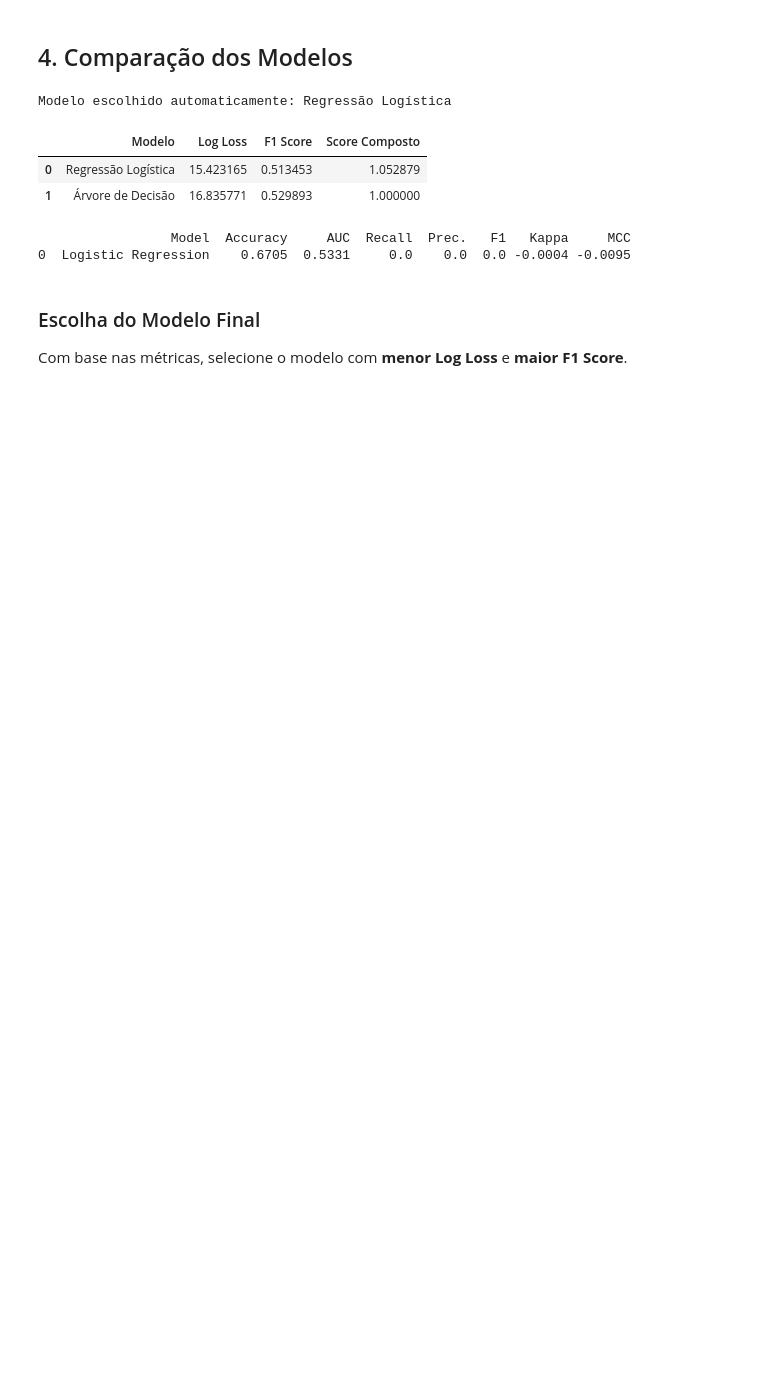
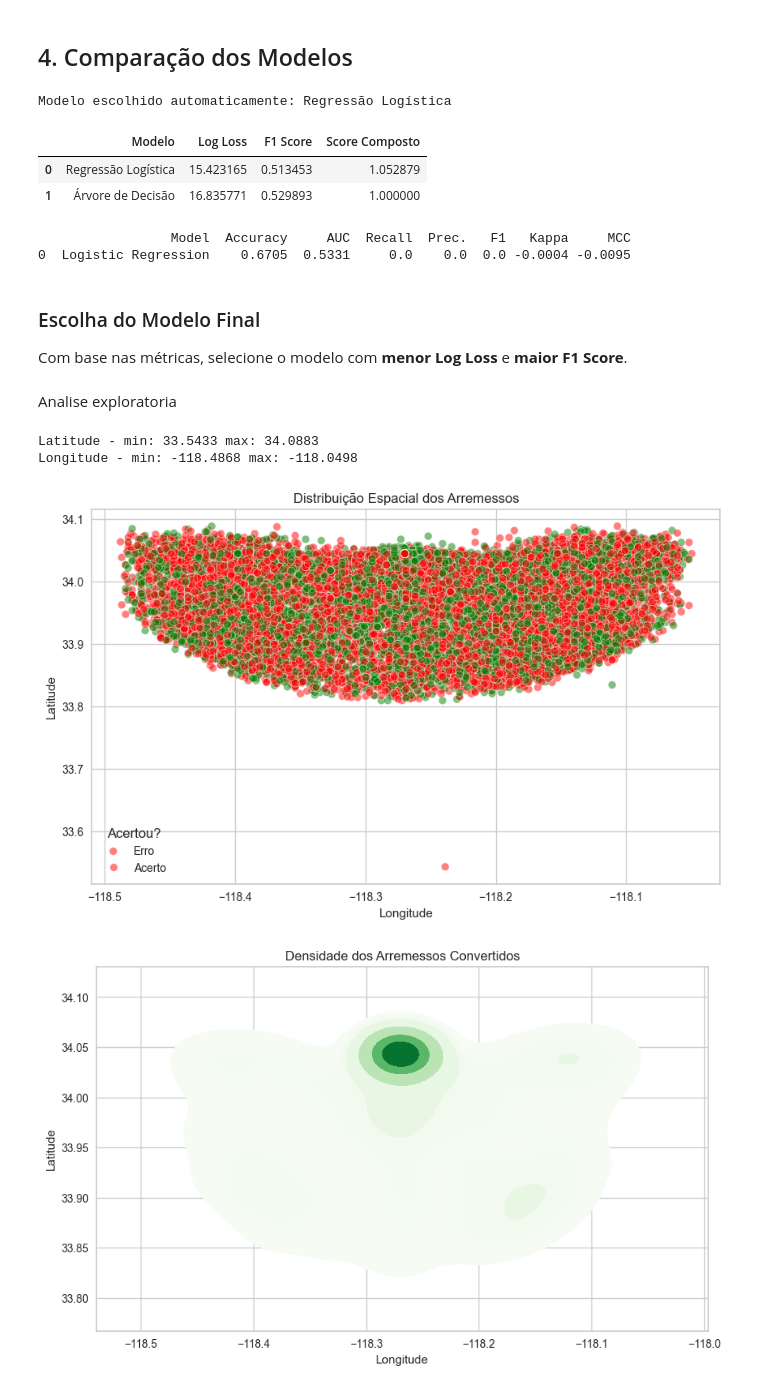
Before and after one commit to herbertins/kobe-shot-prediction-ml, a Jupyter notebook: notebooks/kobe_pipeline_completo.ipynb, the cells around one changed output. Drawn from its saved outputs; the diff is of its cells as text; code cells hidden in the pictures; blank space fills up the shorter version.

Commit message:
analise exploratoria

```diff
--- a/notebooks/kobe_pipeline_completo.ipynb
+++ b/notebooks/kobe_pipeline_completo.ipynb
@@ -201,3 +201,51 @@ fig.show()
 # %% [markdown]
 ### Escolha do Modelo Final
 Com base nas métricas, selecione o modelo com **menor Log Loss** e **maior F1 Score**.
+# %% [markdown]
+Analise exploratoria
+# %%
+import matplotlib.pyplot as plt
+import seaborn as sns
+
+# Verificar os limites espaciais
+print("Latitude - min:", train_df['lat'].min(), "max:", train_df['lat'].max())
+print("Longitude - min:", train_df['lon'].min(), "max:", train_df['lon'].max())
+
+# Plotar distribuição dos arremessos no espaço (lat x lon)
+plt.figure(figsize=(10, 6))
+sns.scatterplot(data=df, x="lon", y="lat", hue="shot_made_flag", palette=["red", "green"], alpha=0.5)
+plt.title("Distribuição Espacial dos Arremessos")
+plt.xlabel("Longitude")
+plt.ylabel("Latitude")
+plt.legend(title="Acertou?", labels=["Erro", "Acerto"])
+plt.grid(True)
+plt.show()
+
+# Densidade de acertos
+plt.figure(figsize=(10, 6))
+sns.kdeplot(
+    data=df[df["shot_made_flag"] == 1],
+    x="lon", y="lat", fill=True, cmap="Greens", thresh=0.05
+)
+plt.title("Densidade dos Arremessos Convertidos")
+plt.xlabel("Longitude")
+plt.ylabel("Latitude")
+plt.grid(True)
+plt.show()
+
+# Densidade de erros
+plt.figure(figsize=(10, 6))
+sns.kdeplot(
+    data=df[df["shot_made_flag"] == 0],
+    x="lon", y="lat", fill=True, cmap="Reds", thresh=0.05
+)
+plt.title("Densidade dos Arremessos Perdidos")
+plt.xlabel("Longitude")
+plt.ylabel("Latitude")
+plt.grid(True)
+plt.show()
+# %% [output]
+Latitude - min: 33.5433 max: 34.0883
+Longitude - min: -118.4868 max: -118.0498
+[figure, added]
+[figure, added]
```
Also changed, not shown: parts of 2 cells of this notebook, 1 other file.
